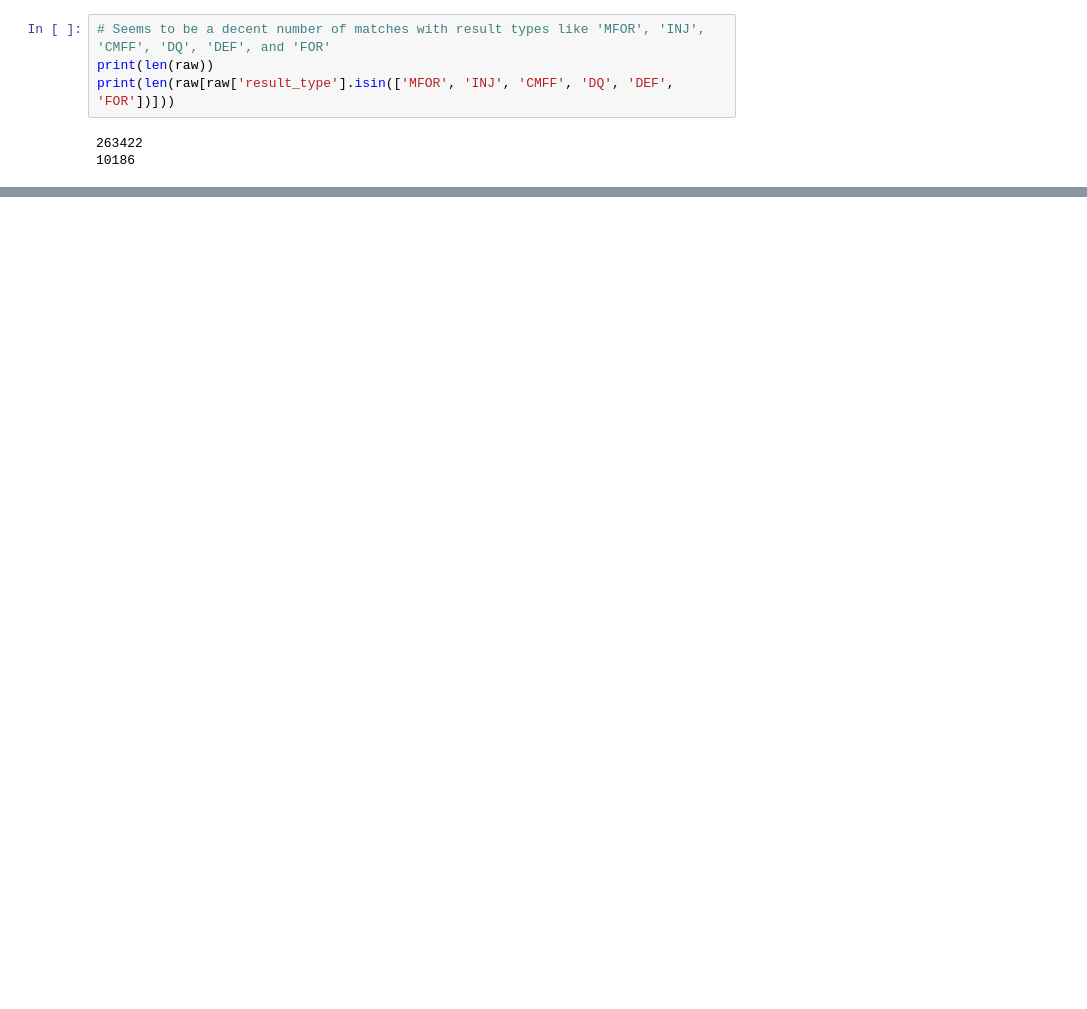
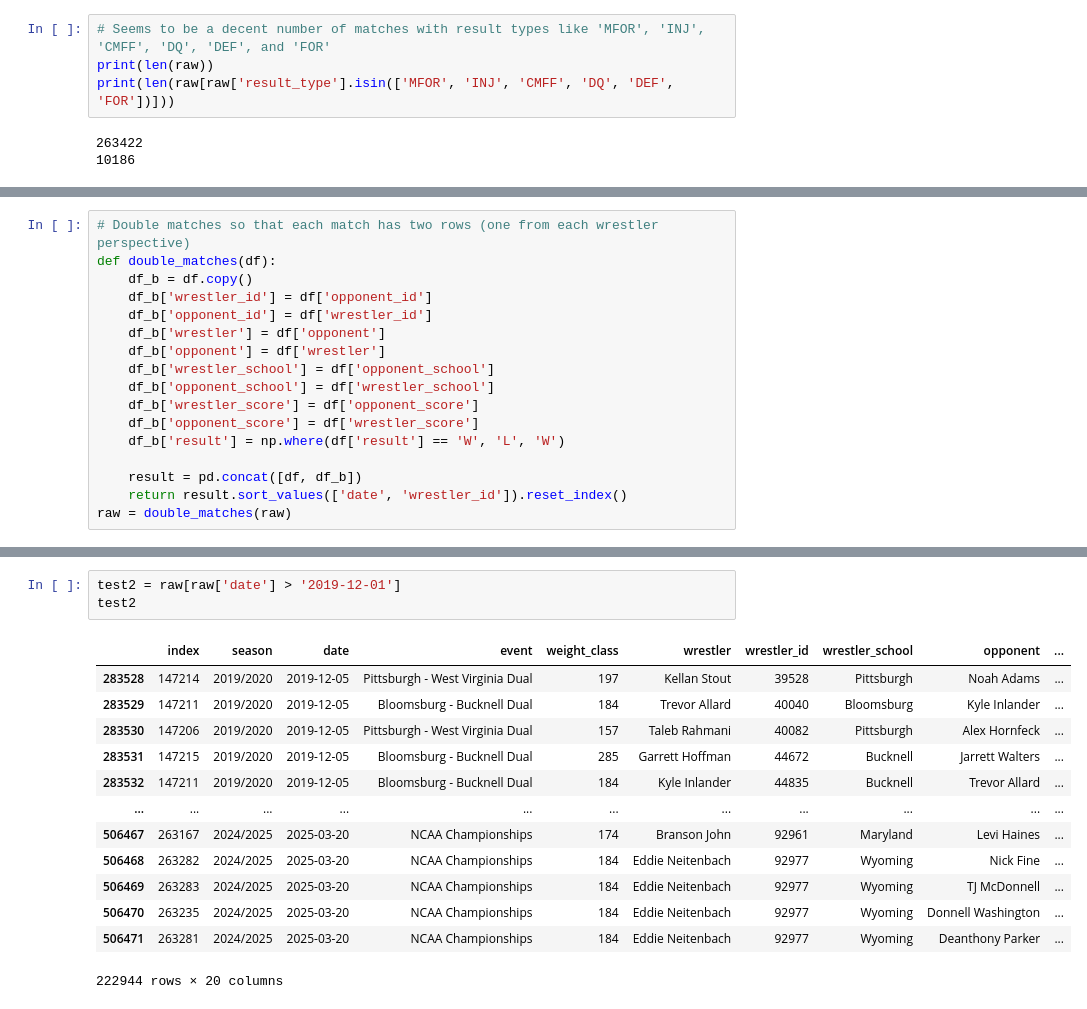
Before and after one commit to Silver0524/NCAA-Wrestling-Predictor, a Jupyter notebook: notebooks/feature_engineering.ipynb, the cells around one changed output, grey strips where cells are left out. Saved outputs shown, nothing was run; the diff lists cells and outputs as text; blank space fills up the shorter version.

```diff
--- a/notebooks/feature_engineering.ipynb
+++ b/notebooks/feature_engineering.ipynb
@@ -97,0 +168,17 @@ raw
+# %%
+# Double matches so that each match has two rows (one from each wrestler perspective)
+def double_matches(df):
+    df_b = df.copy()
+    df_b['wrestler_id'] = df['opponent_id']
+    df_b['opponent_id'] = df['wrestler_id']
+    df_b['wrestler'] = df['opponent']
+    df_b['opponent'] = df['wrestler']
+    df_b['wrestler_school'] = df['opponent_school']
+    df_b['opponent_school'] = df['wrestler_school']
+    df_b['wrestler_score'] = df['opponent_score']
+    df_b['opponent_score'] = df['wrestler_score']
+    df_b['result'] = np.where(df['result'] == 'W', 'L', 'W')
+
+    result = pd.concat([df, df_b])
+    return result.sort_values(['date', 'wrestler_id']).reset_index()
+raw = double_matches(raw)
@@ -97,0 +293,17 @@ raw
+# %%
+test2 = raw[raw['date'] > '2019-12-01']
+test2
+# %% [output]
+|  | index | season | date | event | weight_class | wrestler | wrestler_id | wrestler_school | opponent | ... |
+| 283528 | 147214 | 2019/2020 | 2019-12-05 | Pittsburgh - West Virginia Dual | 197 | Kellan Stout | 39528 | Pittsburgh | Noah Adams | ... |
+| 283529 | 147211 | 2019/2020 | 2019-12-05 | Bloomsburg - Bucknell Dual | 184 | Trevor Allard | 40040 | Bloomsburg | Kyle Inlander | ... |
+| 283530 | 147206 | 2019/2020 | 2019-12-05 | Pittsburgh - West Virginia Dual | 157 | Taleb Rahmani | 40082 | Pittsburgh | Alex Hornfeck | ... |
+| 283531 | 147215 | 2019/2020 | 2019-12-05 | Bloomsburg - Bucknell Dual | 285 | Garrett Hoffman | 44672 | Bucknell | Jarrett Walters | ... |
+| 283532 | 147211 | 2019/2020 | 2019-12-05 | Bloomsburg - Bucknell Dual | 184 | Kyle Inlander | 44835 | Bucknell | Trevor Allard | ... |
+| ... | ... | ... | ... | ... | ... | ... | ... | ... | ... | ... |
+| 506467 | 263167 | 2024/2025 | 2025-03-20 | NCAA Championships | 174 | Branson John | 92961 | Maryland | Levi Haines | ... |
+| 506468 | 263282 | 2024/2025 | 2025-03-20 | NCAA Championships | 184 | Eddie Neitenbach | 92977 | Wyoming | Nick Fine | ... |
+| 506469 | 263283 | 2024/2025 | 2025-03-20 | NCAA Championships | 184 | Eddie Neitenbach | 92977 | Wyoming | TJ McDonnell | ... |
+| 506470 | 263235 | 2024/2025 | 2025-03-20 | NCAA Championships | 184 | Eddie Neitenbach | 92977 | Wyoming | Donnell Washington | ... |
+| 506471 | 263281 | 2024/2025 | 2025-03-20 | NCAA Championships | 184 | Eddie Neitenbach | 92977 | Wyoming | Deanthony Parker | ... |
+222944 rows × 20 columns
```
Also changed, not shown: parts of 25 cells of this notebook, 1 other file.
